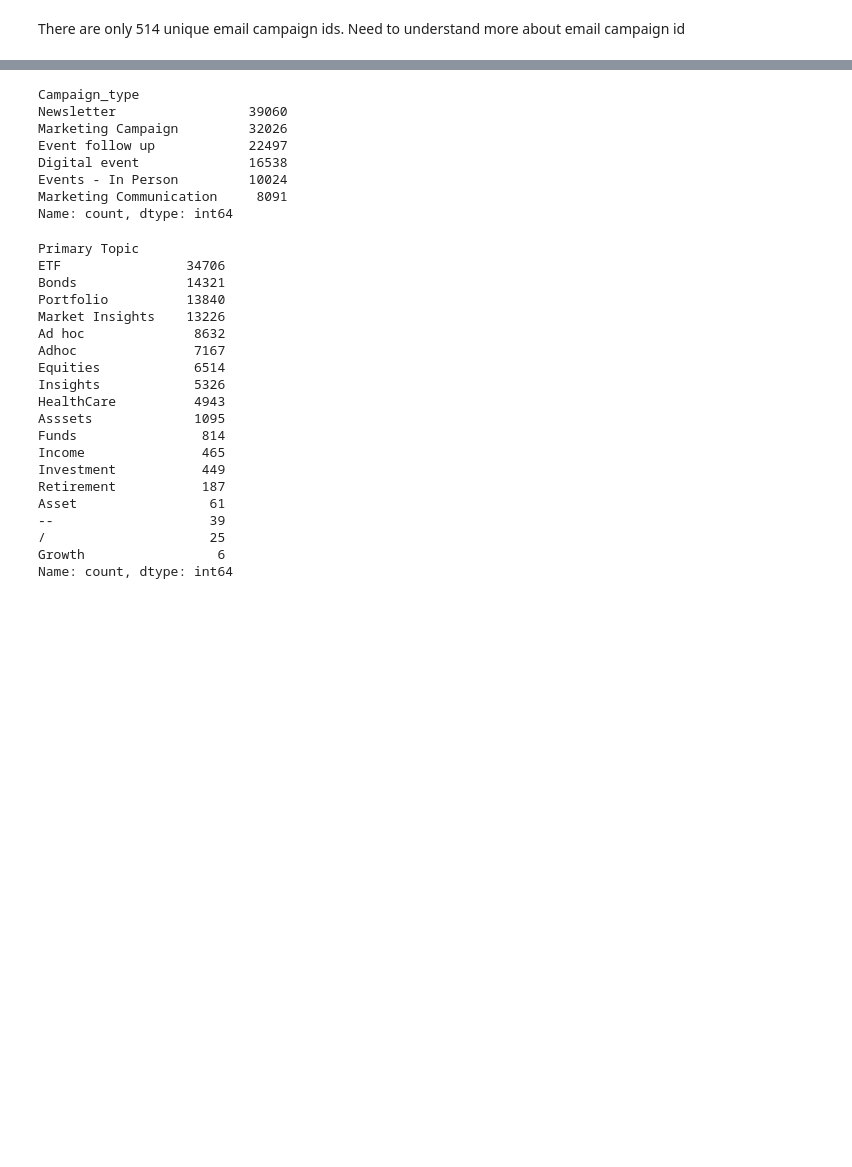
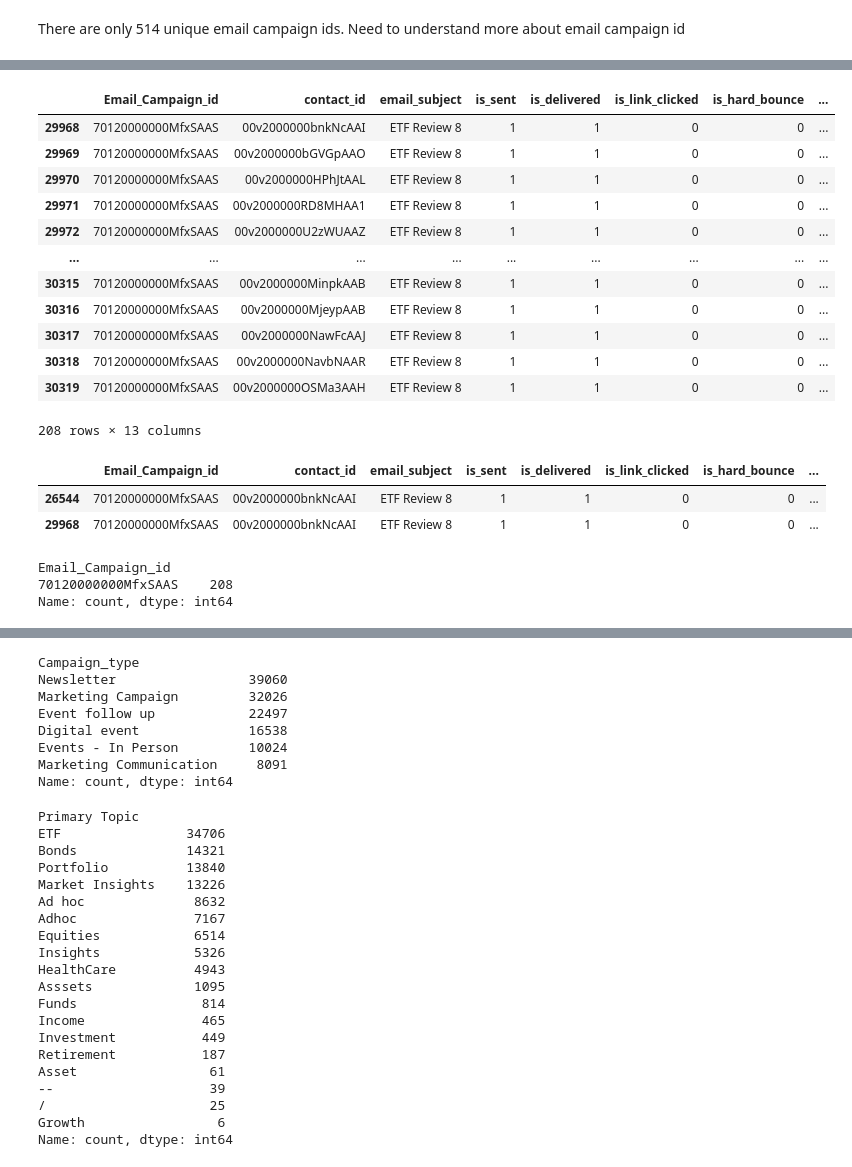
Before and after one commit to dsu1na/mi_jpmc_assignment, a Jupyter notebook: exploratory_analysis/email_campaign.ipynb, the cells around one changed output, grey strips where cells are left out. Saved outputs shown, nothing was run; the diff lists cells and outputs as text; code cells hidden in the pictures; blank space fills up the shorter version.

Commit message:
duplicate analysis done

```diff
--- a/exploratory_analysis/email_campaign.ipynb
+++ b/exploratory_analysis/email_campaign.ipynb
@@ -86,0 +93,29 @@ There are only 514 unique email campaign ids. Need to understand more about emai
+# %%
+email_df[email_df.duplicated()]
+# %% [output]
+|  | Email_Campaign_id | contact_id | email_subject | is_sent | is_delivered | is_link_clicked | is_hard_bounce | ... |
+| 29968 | 70120000000MfxSAAS | 00v2000000bnkNcAAI | ETF Review 8 | 1 | 1 | 0 | 0 | ... |
+| 29969 | 70120000000MfxSAAS | 00v2000000bGVGpAAO | ETF Review 8 | 1 | 1 | 0 | 0 | ... |
+| 29970 | 70120000000MfxSAAS | 00v2000000HPhJtAAL | ETF Review 8 | 1 | 1 | 0 | 0 | ... |
+| 29971 | 70120000000MfxSAAS | 00v2000000RD8MHAA1 | ETF Review 8 | 1 | 1 | 0 | 0 | ... |
+| 29972 | 70120000000MfxSAAS | 00v2000000U2zWUAAZ | ETF Review 8 | 1 | 1 | 0 | 0 | ... |
+| ... | ... | ... | ... | ... | ... | ... | ... | ... |
+| 30315 | 70120000000MfxSAAS | 00v2000000MinpkAAB | ETF Review 8 | 1 | 1 | 0 | 0 | ... |
+| 30316 | 70120000000MfxSAAS | 00v2000000MjeypAAB | ETF Review 8 | 1 | 1 | 0 | 0 | ... |
+| 30317 | 70120000000MfxSAAS | 00v2000000NawFcAAJ | ETF Review 8 | 1 | 1 | 0 | 0 | ... |
+| 30318 | 70120000000MfxSAAS | 00v2000000NavbNAAR | ETF Review 8 | 1 | 1 | 0 | 0 | ... |
+| 30319 | 70120000000MfxSAAS | 00v2000000OSMa3AAH | ETF Review 8 | 1 | 1 | 0 | 0 | ... |
+208 rows × 13 columns
+# %%
+email_df[(email_df["Email_Campaign_id"] == "70120000000MfxSAAS") \
+& (email_df["contact_id"] == "00v2000000bnkNcAAI")]
+# %% [output]
+|  | Email_Campaign_id | contact_id | email_subject | is_sent | is_delivered | is_link_clicked | is_hard_bounce | ... |
+| 26544 | 70120000000MfxSAAS | 00v2000000bnkNcAAI | ETF Review 8 | 1 | 1 | 0 | 0 | ... |
+| 29968 | 70120000000MfxSAAS | 00v2000000bnkNcAAI | ETF Review 8 | 1 | 1 | 0 | 0 | ... |
+# %%
+email_df[email_df.duplicated()][["Email_Campaign_id"]].value_counts()
+# %% [output]
+Email_Campaign_id
+70120000000MfxSAAS    208
+Name: count, dtype: int64
```
Also changed, not shown: parts of 12 cells of this notebook, 2 other files.
